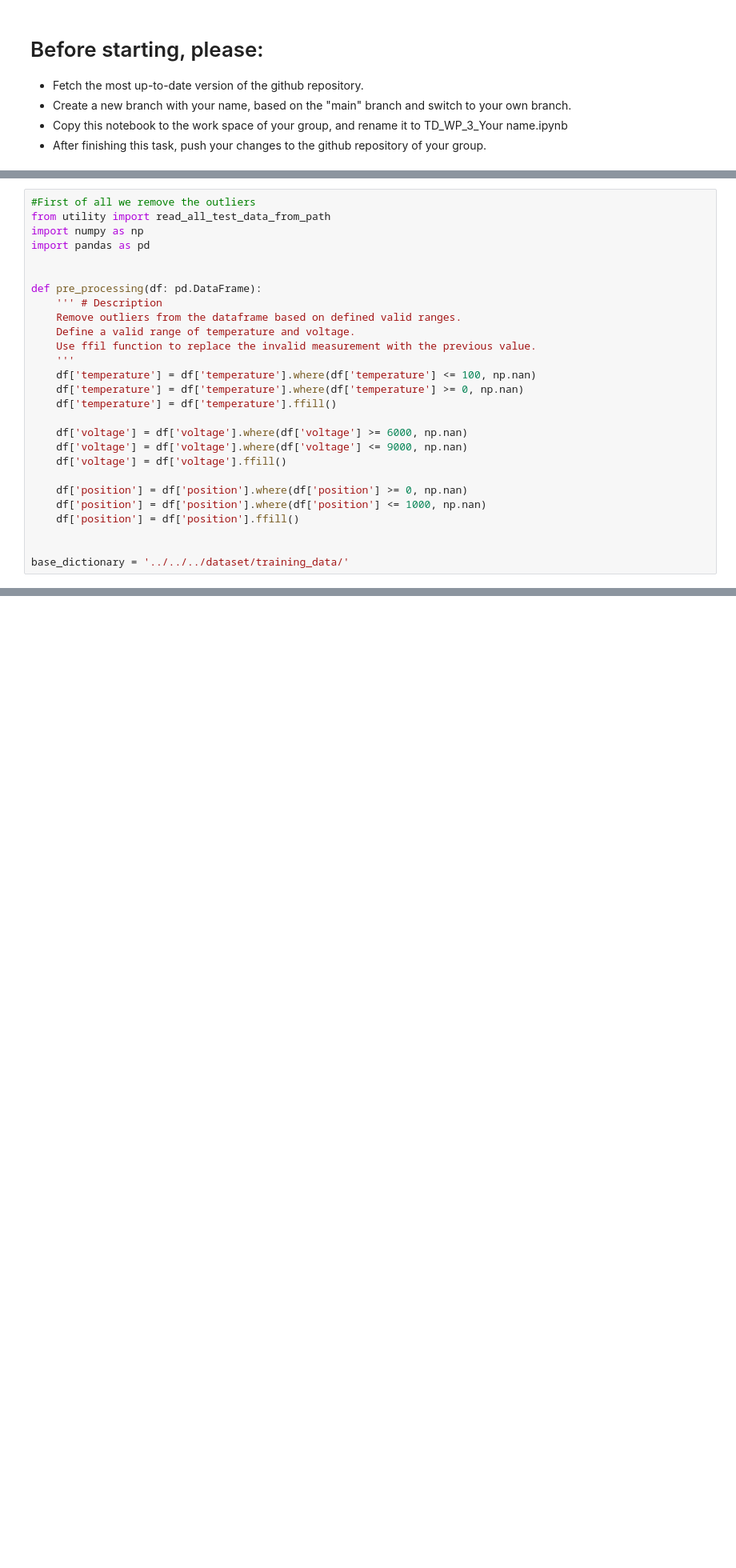
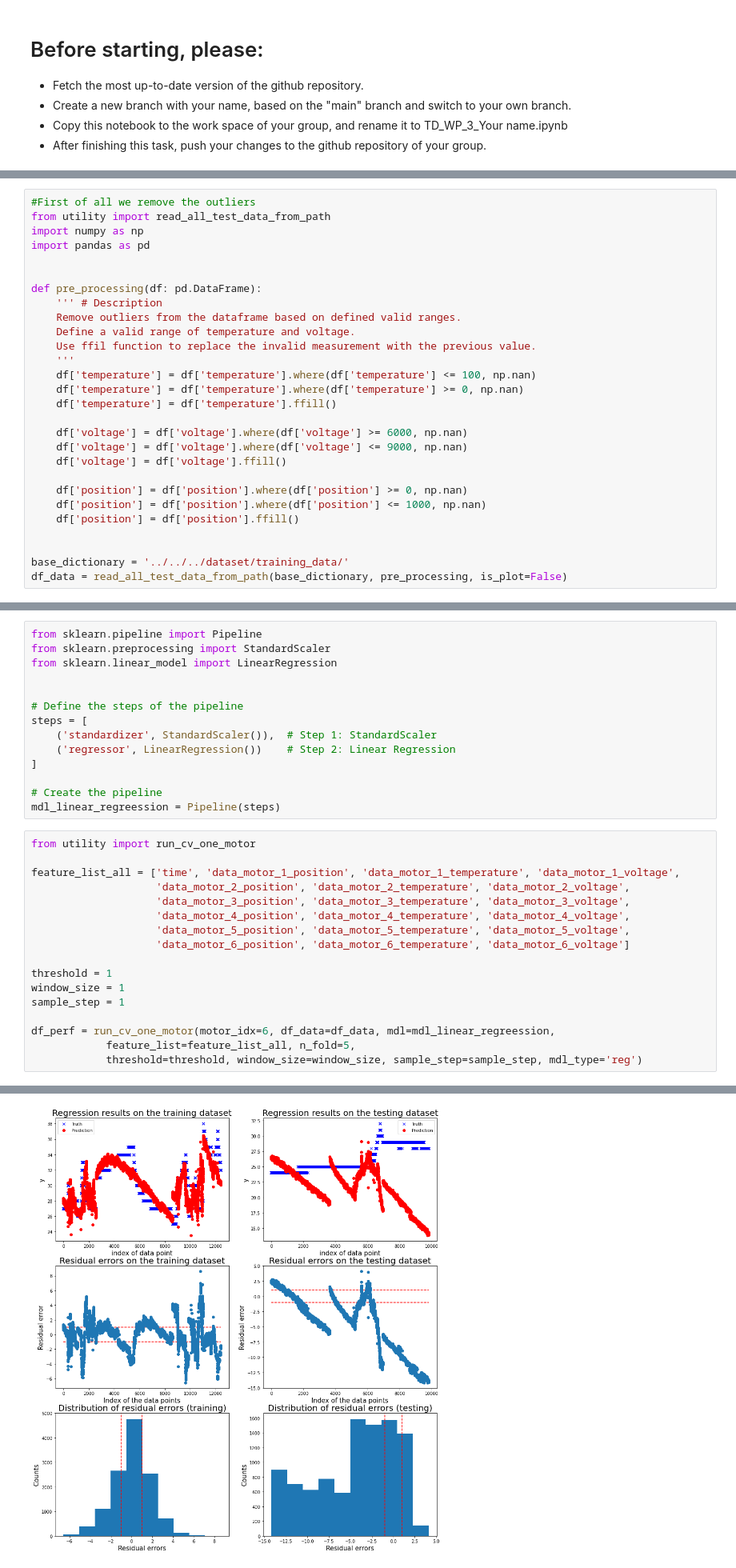
Before and after one commit to sonic160/digital_twin_robot, a Jupyter notebook: projects/maintenance_industry_4_2024/ws_group_3/deliverables/WP_3_20240521/TD_WP_3_Complete.ipynb, the cells around one changed output, grey strips where cells are left out. Shown at 80% size. Saved outputs shown, nothing was run; the diff lists cells and outputs as text; blank space fills up the shorter version.

```diff
--- a/projects/maintenance_industry_4_2024/ws_group_3/deliverables/WP_3_20240521/TD_WP_3_Complete.ipynb
+++ b/projects/maintenance_industry_4_2024/ws_group_3/deliverables/WP_3_20240521/TD_WP_3_Complete.ipynb
@@ -57,6 +57,7 @@ def pre_processing(df: pd.DataFrame):
 
 
 base_dictionary = '../../../dataset/training_data/'
+df_data = read_all_test_data_from_path(base_dictionary, pre_processing, is_plot=False)
 # %%
 import pandas as pd
 import numpy as np
@@ -161,0 +160,32 @@ NameError: name 'df_data' is not defined
+# %%
+from sklearn.pipeline import Pipeline
+from sklearn.preprocessing import StandardScaler
+from sklearn.linear_model import LinearRegression
+
+
+# Define the steps of the pipeline
+steps = [
+    ('standardizer', StandardScaler()),  # Step 1: StandardScaler
+    ('regressor', LinearRegression())    # Step 2: Linear Regression
+]
+
+# Create the pipeline
+mdl_linear_regreession = Pipeline(steps)
+# %%
+from utility import run_cv_one_motor
+
+feature_list_all = ['time', 'data_motor_1_position', 'data_motor_1_temperature', 'data_motor_1_voltage',
+                    'data_motor_2_position', 'data_motor_2_temperature', 'data_motor_2_voltage',
+                    'data_motor_3_position', 'data_motor_3_temperature', 'data_motor_3_voltage',
+                    'data_motor_4_position', 'data_motor_4_temperature', 'data_motor_4_voltage',
+                    'data_motor_5_position', 'data_motor_5_temperature', 'data_motor_5_voltage',
+                    'data_motor_6_position', 'data_motor_6_temperature', 'data_motor_6_voltage']
+
+threshold = 1
+window_size = 1
+sample_step = 1
+
+df_perf = run_cv_one_motor(motor_idx=6, df_data=df_data, mdl=mdl_linear_regreession,
+            feature_list=feature_list_all, n_fold=5,
+            threshold=threshold, window_size=window_size, sample_step=sample_step, mdl_type='reg')
+# %% [output]
@@ -161,0 +205 @@ NameError: name 'df_data' is not defined
+[figure, added]
```
Also changed, not shown: parts of 3 cells of this notebook.
